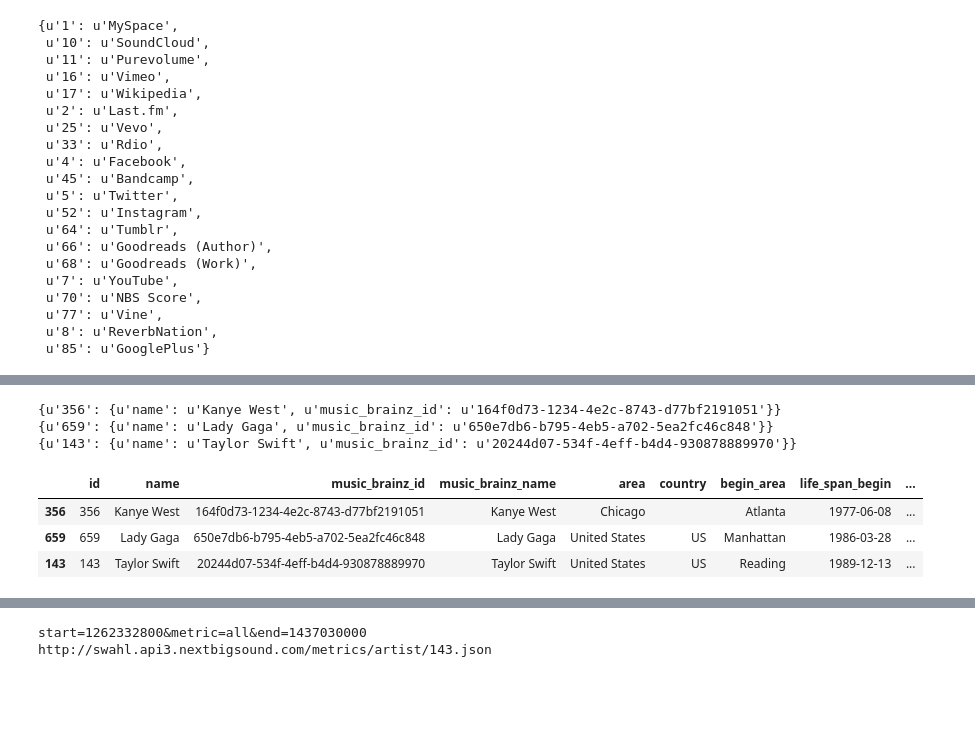
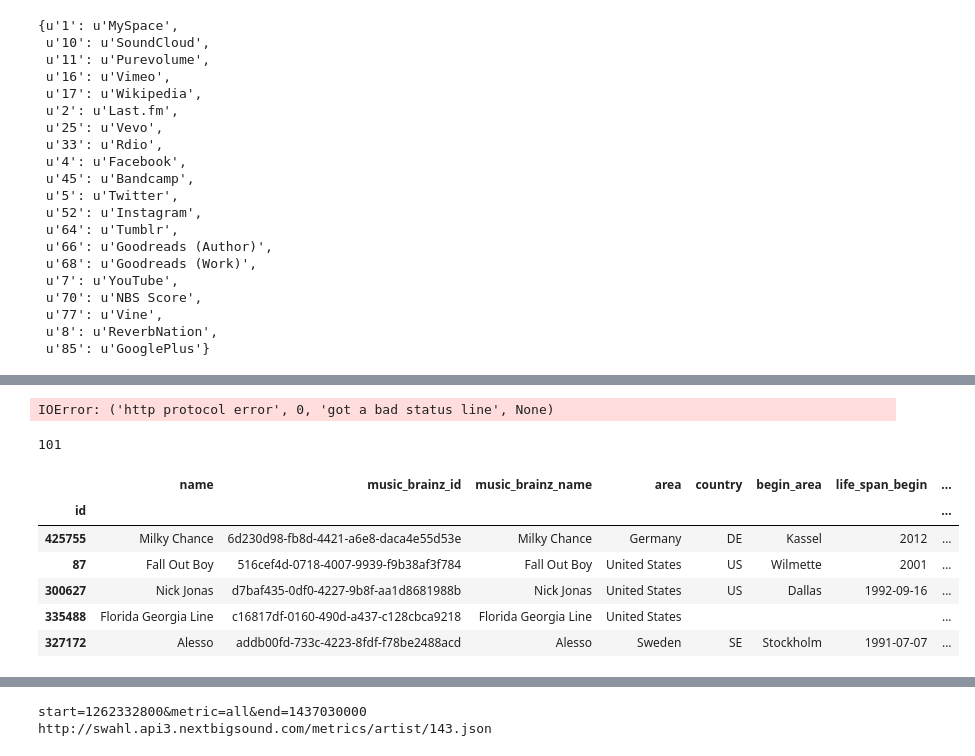
Before and after one commit to trxw/CDIPS_PandoraTeam, a Jupyter notebook: nextbigsound/nbs_api.ipynb, the cells around one changed output, grey strips where cells are left out. Drawn from its saved outputs; the diff is of its cells as text; code cells hidden in the pictures; blank space fills up the shorter version.

Commit message:
created artists lists from 2015 and 2014-15 billboard charts. Created nextbigsound artist table from these artists and divided, as well as creating genre specific artists tables.

```diff
--- a/nextbigsound/nbs_api.ipynb
+++ b/nextbigsound/nbs_api.ipynb
@@ -76,8 +76,8 @@ import hashlib
 from nbs_api import API
 import json
 
-#api = API("nbsmobile")
-api = API("swahl")
+api = API("nbsmobile")
+#api = API("swahl")
 # %%
 # search artist
 resp = json.loads(api.artistSearch("Radiohead"))
@@ -135,3 +135,8 @@ resp
  u'77': u'Vine',
  u'8': u'ReverbNation',
  u'85': u'GooglePlus'}
+# %%
+# use artists from
+artist_names = pd.DataFrame.from_csv('../billboard/billboard_artist_names_2014_15.csv',index_col=False)
+print len(artist_names)
+artist_names.head()
@@ -142,7 +155,8 @@ import musicbrainzngs
 import sys
 api = API("nbsmobile")
 
-queries = ['Kanye West','Lady Gaga','Taylor Swift']
+#queries = ['Kanye West','Lady Gaga','Taylor Swift']
+queries = artist_names.artist_name.unique()
 
 musicbrainzngs.set_useragent(
     "cdips-music-data-project",
@@ -231,10 +245,22 @@ for query in queries:
 
 artists.head()
 # %% [output]
-{u'356': {u'name': u'Kanye West', u'music_brainz_id': u'164f0d73-1234-4e2c-8743-d77bf2191051'}}
-{u'659': {u'name': u'Lady Gaga', u'music_brainz_id': u'650e7db6-b795-4eb5-a702-5ea2fc46c848'}}
-{u'143': {u'name': u'Taylor Swift', u'music_brainz_id': u'20244d07-534f-4eff-b4d4-930878889970'}}
+IOError: ('http protocol error', 0, 'got a bad status line', None)
-|  | id | name | music_brainz_id | music_brainz_name | area | country | begin_area | life_span_begin | ... |
-| 356 | 356 | Kanye West | 164f0d73-1234-4e2c-8743-d77bf2191051 | Kanye West | Chicago |  | Atlanta | 1977-06-08 | ... |
-| 659 | 659 | Lady Gaga | 650e7db6-b795-4eb5-a702-5ea2fc46c848 | Lady Gaga | United States | US | Manhattan | 1986-03-28 | ... |
-| 143 | 143 | Taylor Swift | 20244d07-534f-4eff-b4d4-930878889970 | Taylor Swift | United States | US | Reading | 1989-12-13 | ... |
+# %%
+# save table in csv file
+#artists.to_csv('artists_from_billboard_2015.csv',index=False,encoding="utf-8")
+
+# load table from previous file
+#artists = pd.DataFrame.from_csv('artists_from_billboard_2015.csv',index_col='id')
+artists = artists.fillna('')
+print len(artists)
+artists.head()
+# %% [output]
+101
+|  | name | music_brainz_id | music_brainz_name | area | country | begin_area | life_span_begin | ... |
+| id |  |  |  |  |  |  |  | ... |
+| 425755 | Milky Chance | 6d230d98-fb8d-4421-a6e8-daca4e55d53e | Milky Chance | Germany | DE | Kassel | 2012 | ... |
+| 87 | Fall Out Boy | 516cef4d-0718-4007-9939-f9b38af3f784 | Fall Out Boy | United States | US | Wilmette | 2001 | ... |
+| 300627 | Nick Jonas | d7baf435-0df0-4227-9b8f-aa1d8681988b | Nick Jonas | United States | US | Dallas | 1992-09-16 | ... |
+| 335488 | Florida Georgia Line | c16817df-0160-490d-a437-c128cbca9218 | Florida Georgia Line | United States |  |  |  | ... |
+| 327172 | Alesso | addb00fd-733c-4223-8fdf-f78be2488acd | Alesso | Sweden | SE | Stockholm | 1991-07-07 | ... |
```
Also changed, not shown: parts of 4 cells of this notebook, 16 other files.
